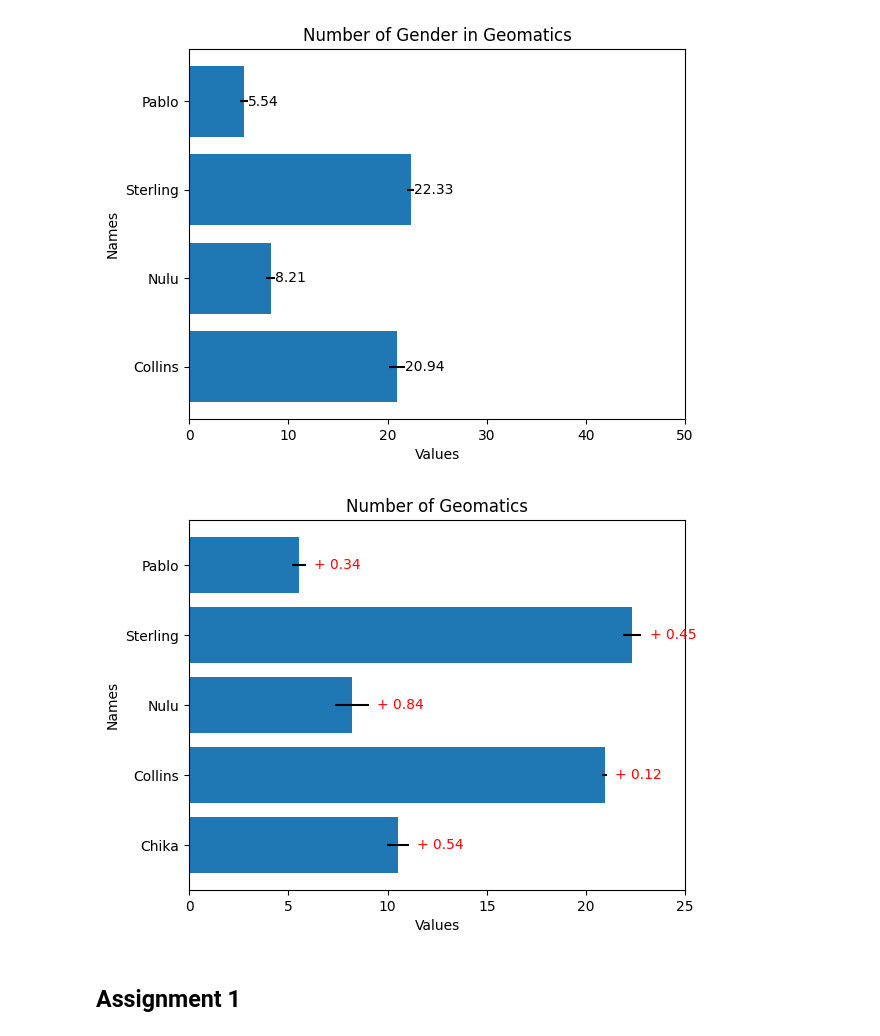
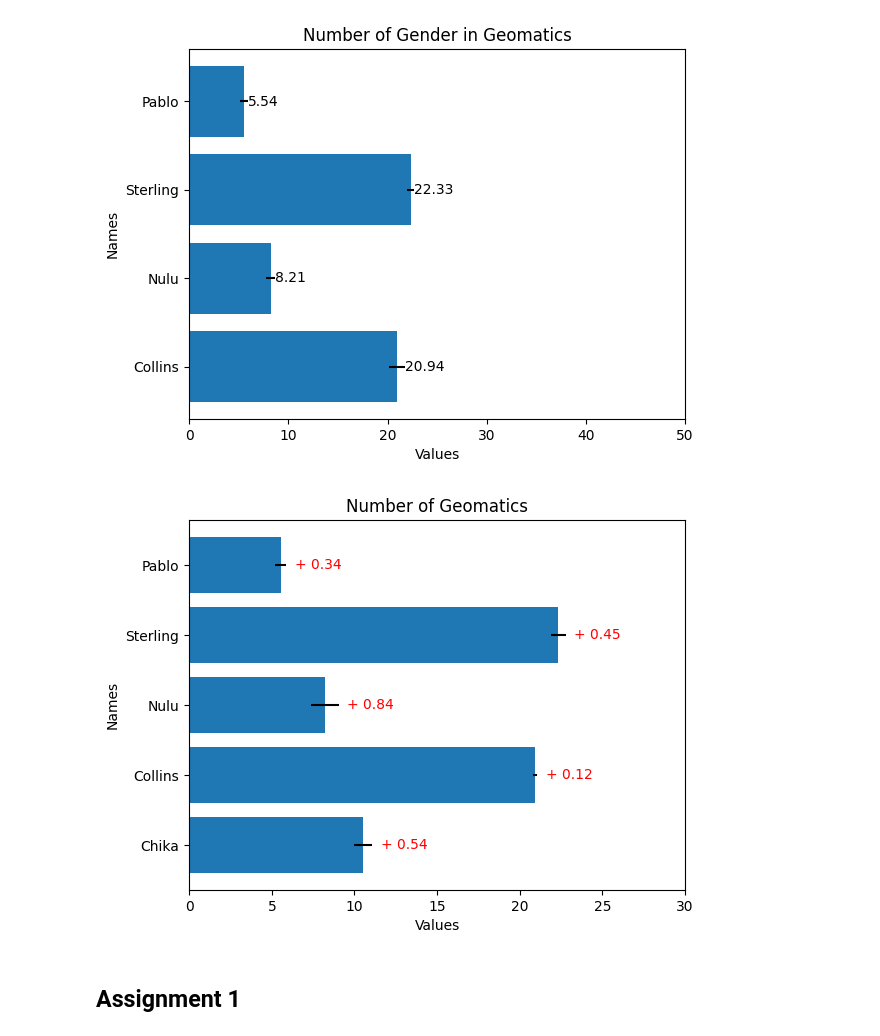
Before and after one commit to SunshineIDR/Matplotlib, a Jupyter notebook: MatPlotLib.ipynb, the cells around one changed output. Cells and saved outputs as stored; diff of their text form; code cells hidden in the pictures.

```diff
--- a/MatPlotLib.ipynb
+++ b/MatPlotLib.ipynb
@@ -1344,27 +1344,27 @@ plt.show()
 # %%
 # Using Random
 import matplotlib.pyplot as plt
 import numpy as np
 np.random.seed(123456)
 Geomatics = ("Pablo", "Sterling", "Nulu", "Collins", "Chika")
 y_pos = np.arange(len(Geomatics))
 height = 3 + 20 * np.random.rand(len(Geomatics))
 error = np.random.rand(len(Geomatics))
 
 fig,ax = plt.subplots()
 hbar = ax.barh(y_pos, height, xerr = error, align = "center")
 ax.set_yticks(y_pos, labels = Geomatics)
 ax.invert_yaxis()
 ax.set_title("Number of Geomatics")
 ax.set_xlabel("Values")
 ax.set_ylabel("Names")
 ax.bar_label(hbar, labels = [f'+ {e:.2f}' for e in error],
             padding = 6, color = "r", fontsize = 10)
-ax.set_xlim(right = 25)
+ax.set_xlim(right = 30)
 
 plt.show()
 # %% [output]
-[figure, old version]
+[figure, new version]
 # %% [markdown]
 ## Assignment 1
 # %%
```
Also changed, not shown: parts of 19 cells of this notebook.
